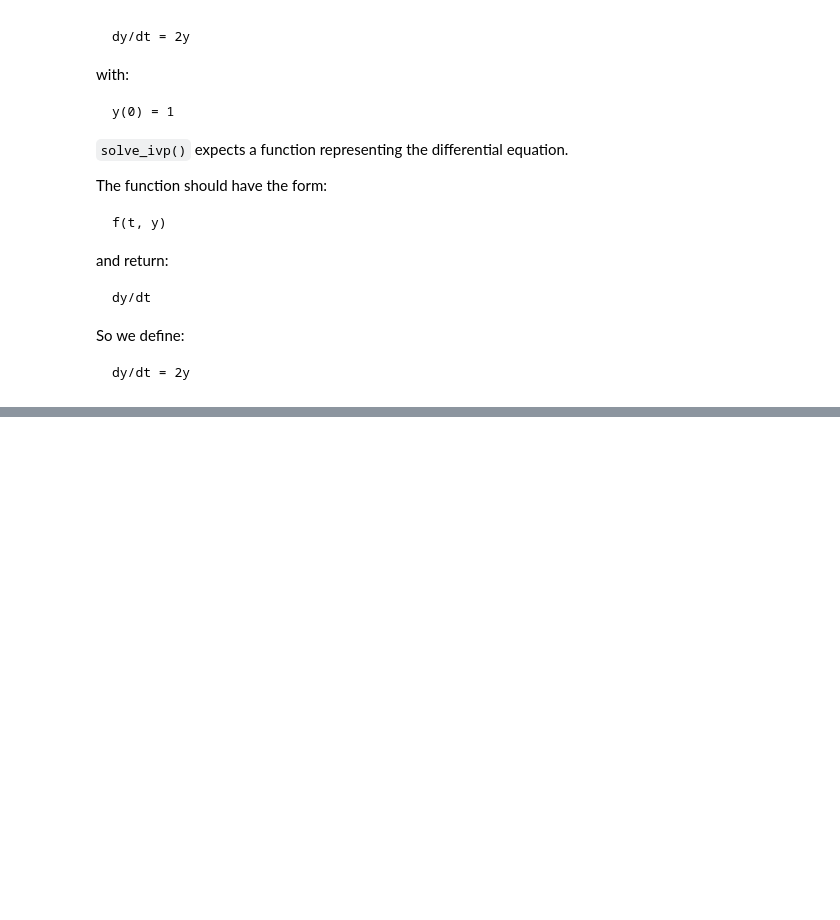
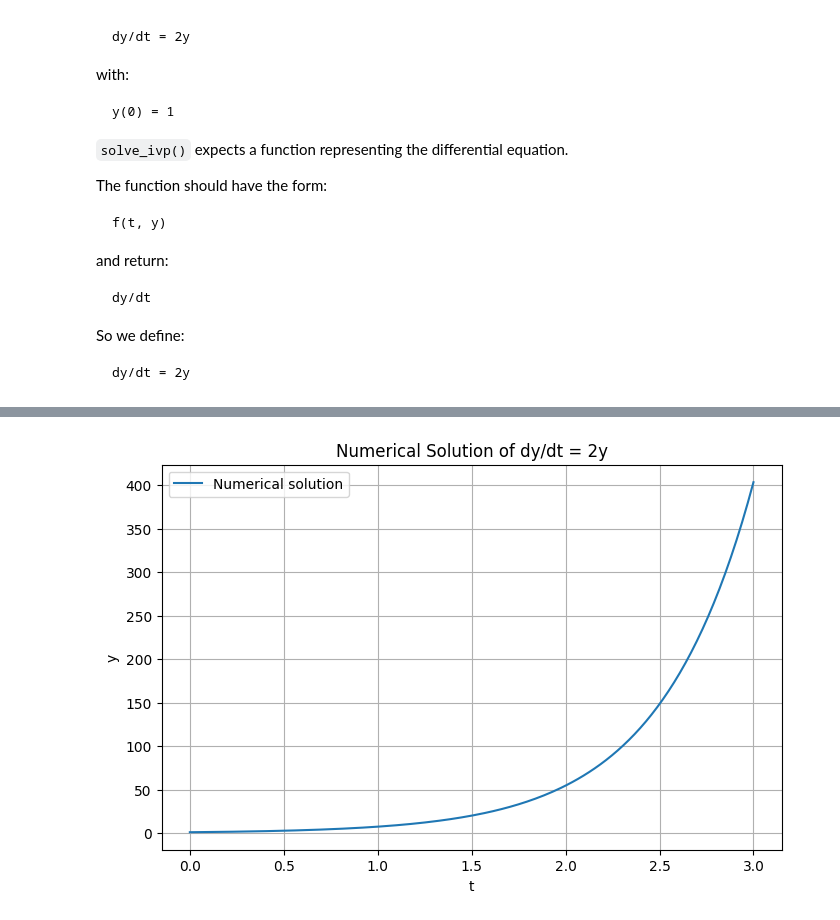
Before and after one commit to AnirbansarkarS/PINN-Research-notebooks, a Jupyter notebook: ODE Foundations with Python.ipynb, the cells around one changed output, grey strips where cells are left out. Drawn from its saved outputs; the diff is of its cells as text; code cells hidden in the pictures; blank space fills up the shorter version.

Commit message:
Implement code changes to enhance functionality and improve performance

```diff
--- a/ODE Foundations with Python.ipynb
+++ b/ODE Foundations with Python.ipynb
@@ -269,0 +292,23 @@ So we define:
+# %%
+# Initial condition
+y0 = [1]
+
+# Time interval
+t_span = (0, 3)
+
+# Points where we want the solution
+t_eval = np.linspace(0, 3, 200)
+
+# Solve the ODE
+solution = solve_ivp(
+    ode_function,
+    t_span,
+    y0,
+    t_eval=t_eval
+)
+
+print("Time values:")
+print(solution.t[:5])
+
+print("\nSolution values:")
+print(solution.y[0][:5])
@@ -269,0 +352,23 @@ So we define:
+# %%
+# Extract numerical solution
+t_numeric = solution.t
+y_numeric = solution.y[0]
+
+# Plot numerical solution
+plt.figure(figsize=(8, 5))
+
+plt.plot(
+    t_numeric,
+    y_numeric,
+    label="Numerical solution"
+)
+
+plt.xlabel("t")
+plt.ylabel("y")
+plt.title("Numerical Solution of dy/dt = 2y")
+plt.grid(True)
+plt.legend()
+
+plt.show()
+# %% [output]
+[figure, added]
```
Also changed, not shown: parts of 3 cells of this notebook.
